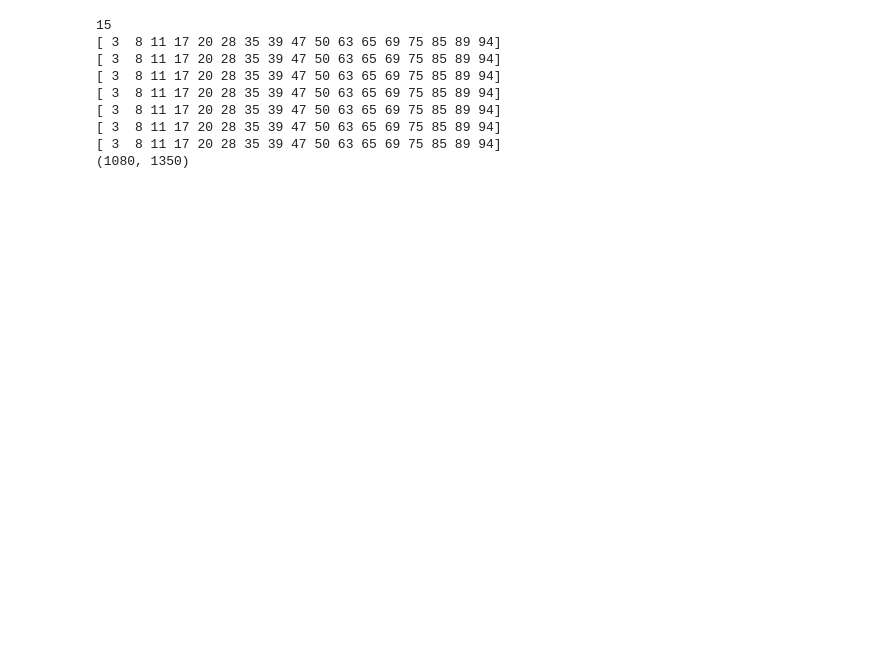
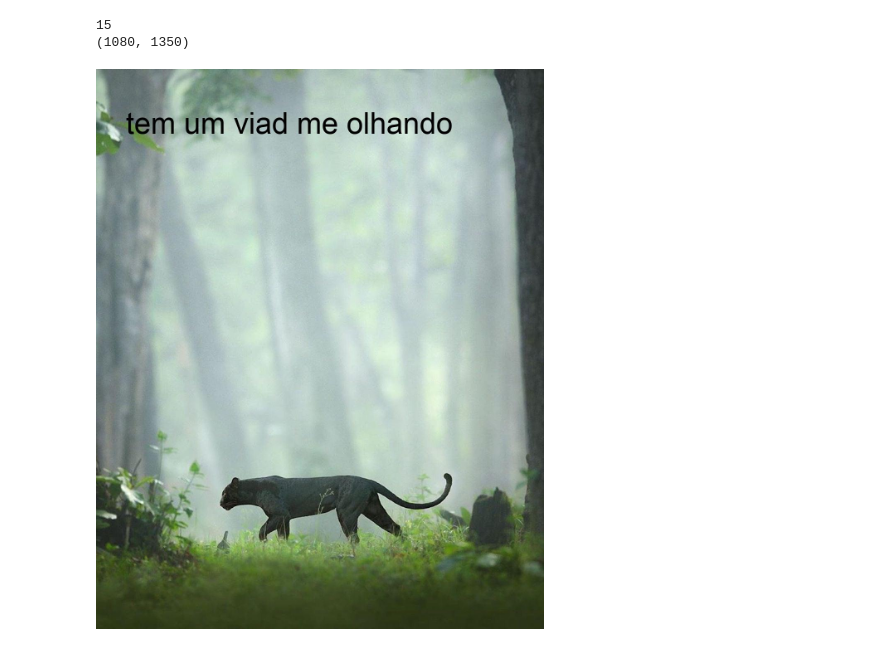
Before and after one commit to luisArthurRodriguesDaSilva/auto-pvr, a Jupyter notebook: autoProverbious.ipynb, the cells around one changed output. Saved outputs shown, nothing was run; the diff lists cells and outputs as text; code cells hidden in the pictures; blank space fills up the shorter version.

```diff
--- a/autoProverbious.ipynb
+++ b/autoProverbious.ipynb
@@ -71,44 +62,40 @@ pv(22:28)
 # %%
 import numpy as np
+import IPython.display as d
 #import cv2
 from PIL import Image, ImageDraw, ImageFont
 import math
 #from funcs import *
 
-text = finalResult
+text = 'tem um viad me olhando'
 imgPath = '/content/drive/MyDrive/62af6d8.jpg'
 img = Image.open(imgPath)
 [width, height] = img.size
 cantofact = 15
 sizeOfCanto = int(width/cantofact)
 diminuit = 15
 fontSize=int(width/diminuit)
 [initialWidth,initialHeight] = map(lambda x: int(x/cantofact),[width,height])
 limitLine = int(diminuit)
 print(limitLine)
 convertedText = divitedText(text,limitLine)
 print(img.size)
 
 idr = ImageDraw.Draw(img)
 
 font = ImageFont.truetype('/content/drive/MyDrive/fontes/arial.ttf' ,int(fontSize))
 
-idr.text((initialWidth, initialHeight), convertedText, fill=(255, 255, 0), font=font)
+idr.text((initialWidth, initialHeight), convertedText, fill=(0, 0, 0), font=font)
 
 
 newPath = '/teste atual/essa.jpg'
 
 img.save(newPath)
+d.Image(newPath)
 # %% [output]
 15
-[ 3  8 11 17 20 28 35 39 47 50 63 65 69 75 85 89 94]
-[ 3  8 11 17 20 28 35 39 47 50 63 65 69 75 85 89 94]
-[ 3  8 11 17 20 28 35 39 47 50 63 65 69 75 85 89 94]
-[ 3  8 11 17 20 28 35 39 47 50 63 65 69 75 85 89 94]
-[ 3  8 11 17 20 28 35 39 47 50 63 65 69 75 85 89 94]
-[ 3  8 11 17 20 28 35 39 47 50 63 65 69 75 85 89 94]
-[ 3  8 11 17 20 28 35 39 47 50 63 65 69 75 85 89 94]
 (1080, 1350)
+[figure, added]
 # %%
 auth = tweepy.OAuthHandler(keys['chave1'],keys['chave2'])
 auth.set_access_token(keys['chave3'],keys['chave4'])
```
Also changed, not shown: parts of 3 cells of this notebook.
